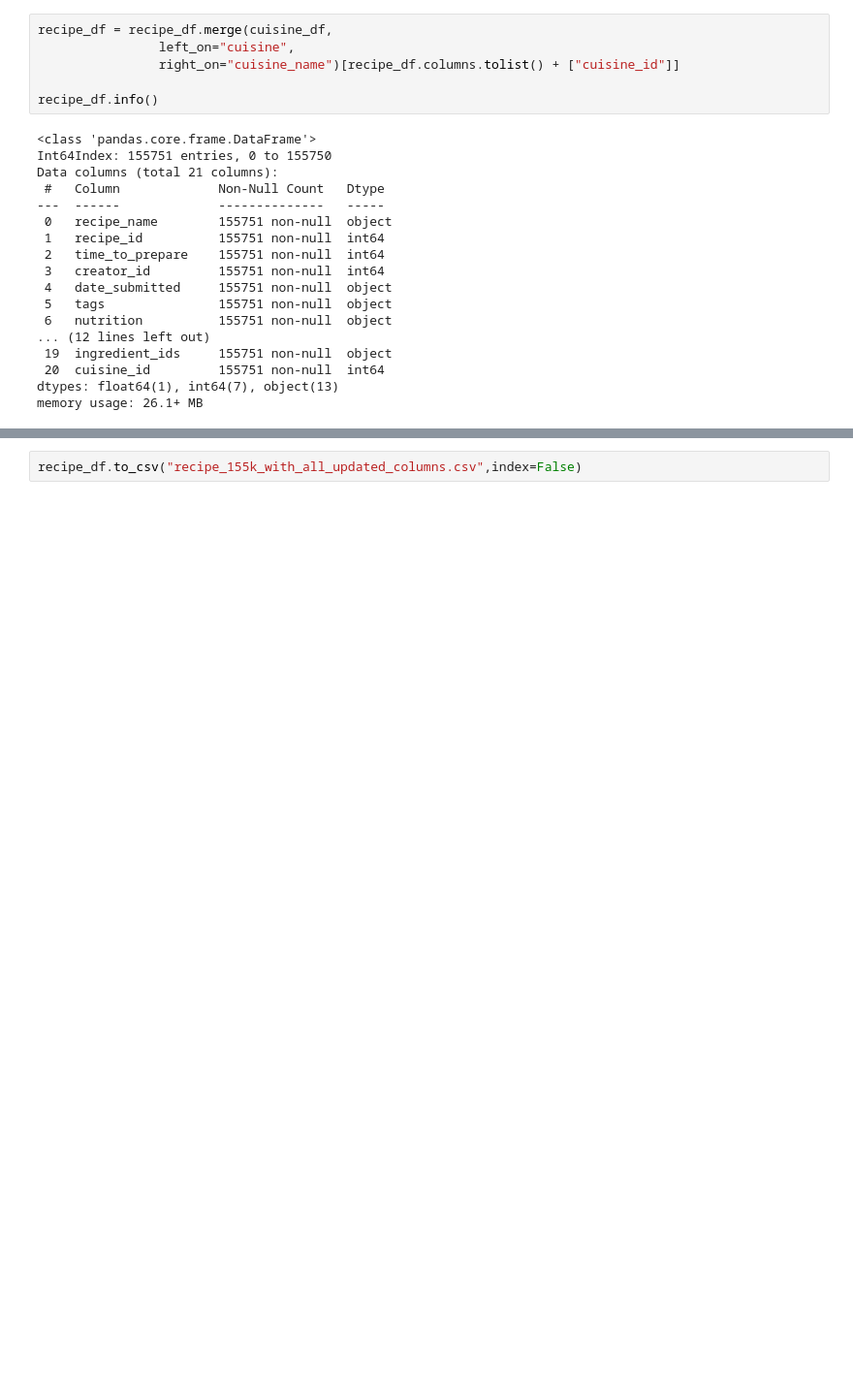
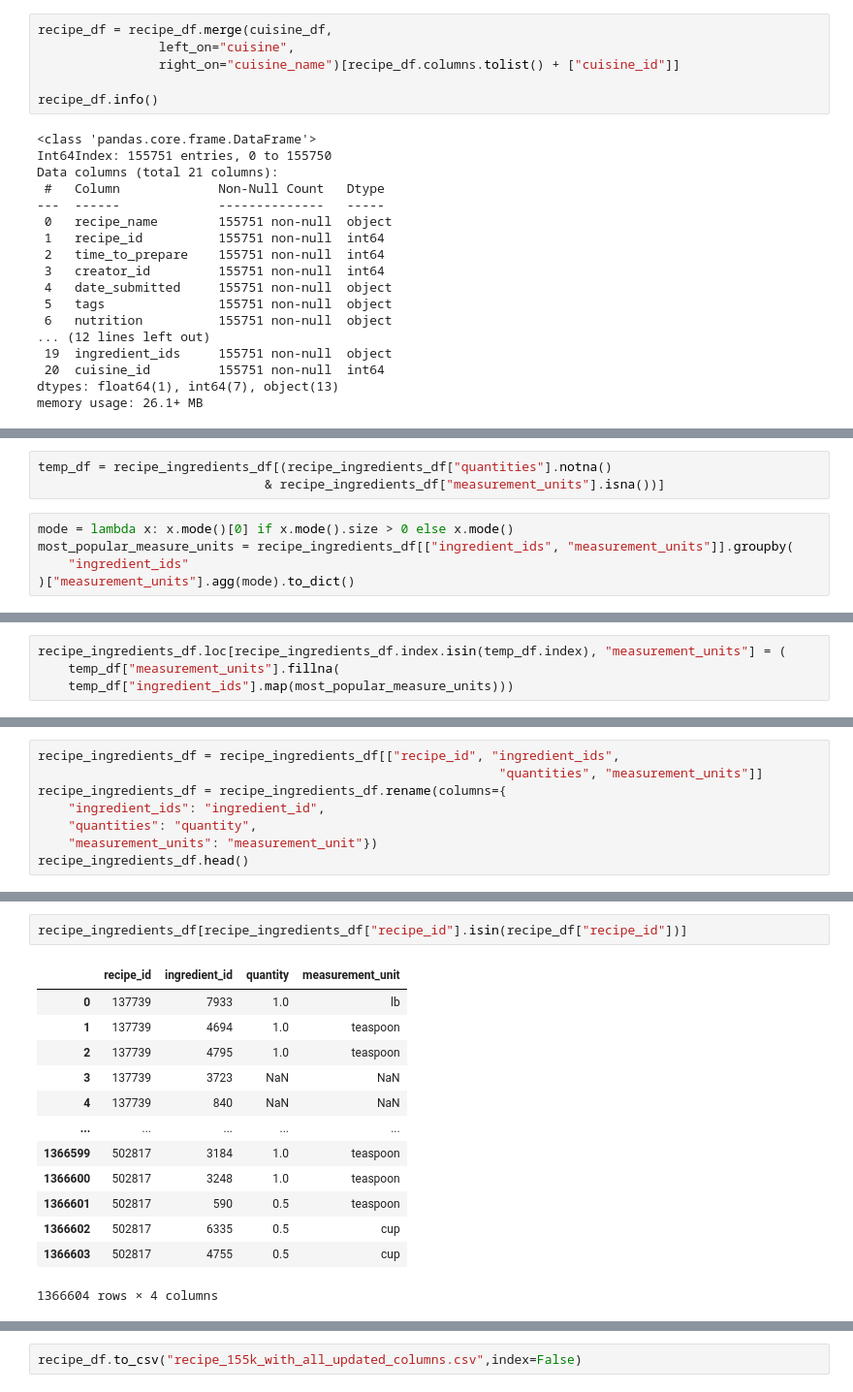
Before and after one commit to mcompscis/recipeApp, a Jupyter notebook: app/setup_tables/EDA.ipynb, the cells around one changed output, grey strips where cells are left out. Shown at 97% size. Saved outputs shown, nothing was run; the diff lists cells and outputs as text; blank space fills up the shorter version.

Commit message:
Change Prod Tables Schema for RecipeIngredient and other tables

```diff
--- a/app/setup_tables/EDA.ipynb
+++ b/app/setup_tables/EDA.ipynb
@@ -332,0 +256,8 @@ ArrowTypeError: ("Expected bytes, got a 'numpy.ndarray' object", 'Conversion fai
+# %%
+temp_df = recipe_ingredients_df[(recipe_ingredients_df["quantities"].notna()
+                              & recipe_ingredients_df["measurement_units"].isna())]
+# %%
+mode = lambda x: x.mode()[0] if x.mode().size > 0 else x.mode()
+most_popular_measure_units = recipe_ingredients_df[["ingredient_ids", "measurement_units"]].groupby(
+    "ingredient_ids"
+)["measurement_units"].agg(mode).to_dict()
@@ -332,0 +279,4 @@ ArrowTypeError: ("Expected bytes, got a 'numpy.ndarray' object", 'Conversion fai
+# %%
+recipe_ingredients_df.loc[recipe_ingredients_df.index.isin(temp_df.index), "measurement_units"] = (
+    temp_df["measurement_units"].fillna(
+    temp_df["ingredient_ids"].map(most_popular_measure_units)))
@@ -332,0 +303,8 @@ ArrowTypeError: ("Expected bytes, got a 'numpy.ndarray' object", 'Conversion fai
+# %%
+recipe_ingredients_df = recipe_ingredients_df[["recipe_id", "ingredient_ids",
+                                                             "quantities", "measurement_units"]]
+recipe_ingredients_df = recipe_ingredients_df.rename(columns={
+    "ingredient_ids": "ingredient_id",
+    "quantities": "quantity",
+    "measurement_units": "measurement_unit"})
+recipe_ingredients_df.head()
@@ -332,0 +318,16 @@ ArrowTypeError: ("Expected bytes, got a 'numpy.ndarray' object", 'Conversion fai
+# %%
+recipe_ingredients_df[recipe_ingredients_df["recipe_id"].isin(recipe_df["recipe_id"])]
+# %% [output]
+|  | recipe_id | ingredient_id | quantity | measurement_unit |
+| 0 | 137739 | 7933 | 1.0 | lb |
+| 1 | 137739 | 4694 | 1.0 | teaspoon |
+| 2 | 137739 | 4795 | 1.0 | teaspoon |
+| 3 | 137739 | 3723 | NaN | NaN |
+| 4 | 137739 | 840 | NaN | NaN |
+| ... | ... | ... | ... | ... |
+| 1366599 | 502817 | 3184 | 1.0 | teaspoon |
+| 1366600 | 502817 | 3248 | 1.0 | teaspoon |
+| 1366601 | 502817 | 590 | 0.5 | teaspoon |
+| 1366602 | 502817 | 6335 | 0.5 | cup |
+| 1366603 | 502817 | 4755 | 0.5 | cup |
+1366604 rows × 4 columns
```
Also changed, not shown: parts of 41 cells of this notebook, 3 other files.
